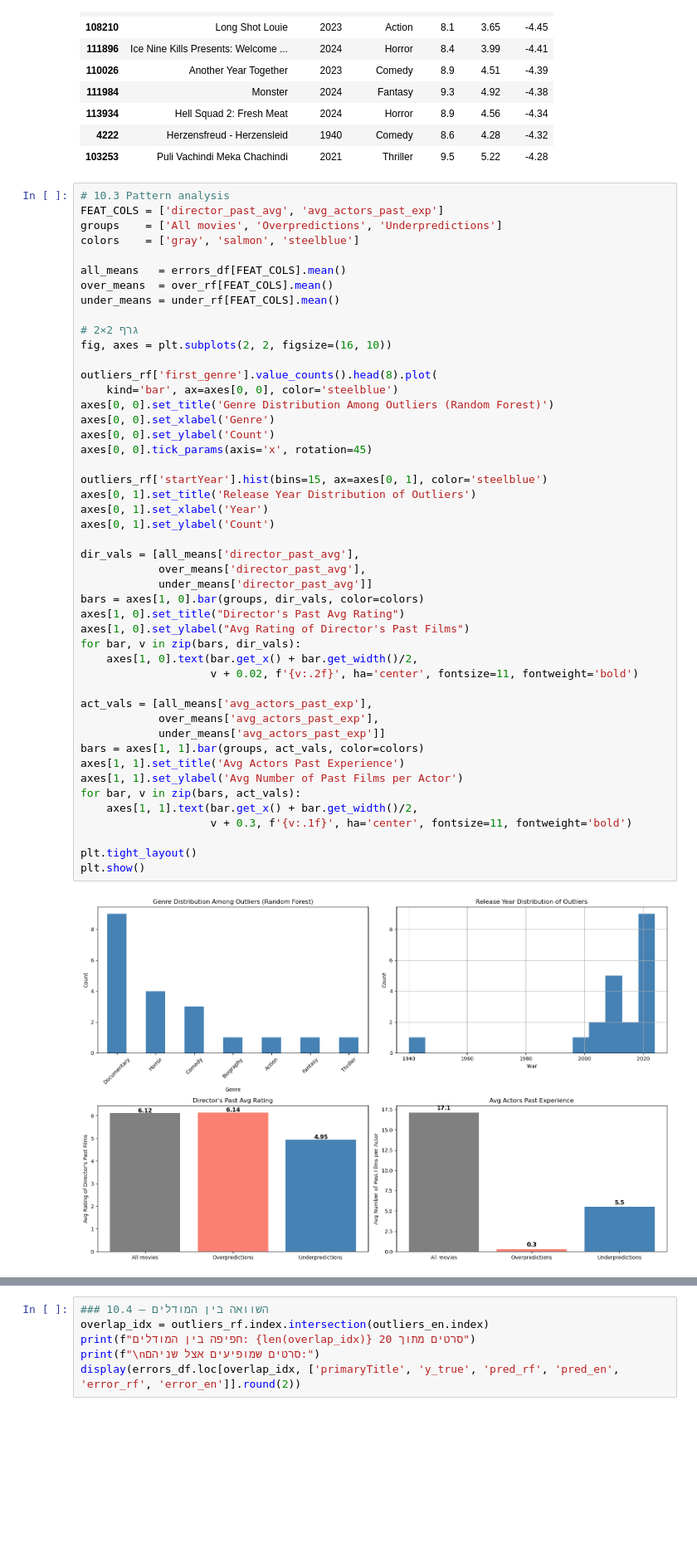
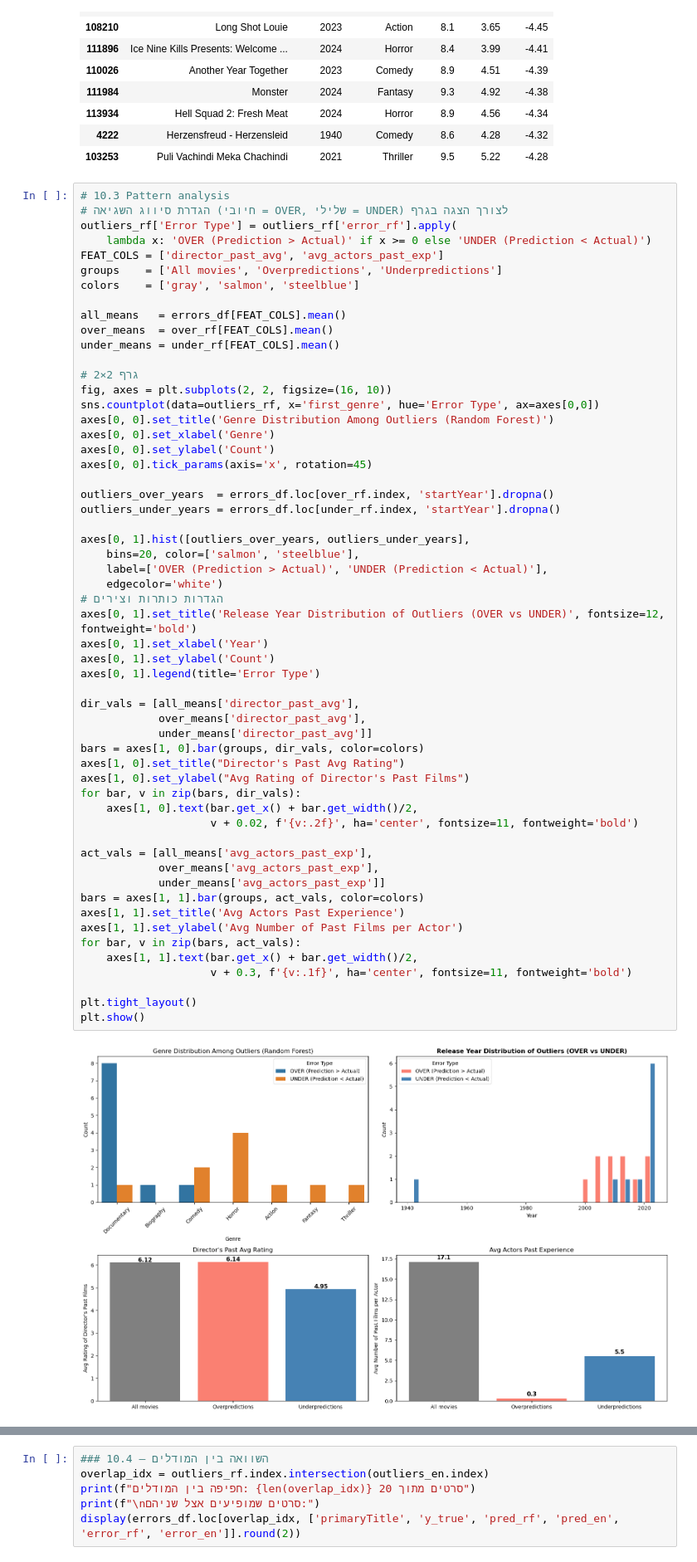
Before and after one commit to shirelhaddad/machine-learning, a Jupyter notebook: notebook_part2 (3) (2).ipynb, the cells around one changed output, grey strips where cells are left out. Shown at 83% size. Cells and saved outputs as stored; diff of their text form; blank space fills up the shorter version.

```diff
--- a/notebook_part2 (3) (2).ipynb
+++ b/notebook_part2 (3) (2).ipynb
@@ -437,6 +596,9 @@ display(under_rf[COLS_SHOW].round(2))
 | 103253 | Puli Vachindi Meka Chachindi | 2021 | Thriller | 9.5 | 5.22 | -4.28 |
 # %%
 # 10.3 Pattern analysis
+# הגדרת סיווג השגיאה (חיובי = OVER, שלילי = UNDER) לצורך הצגה בגרף
+outliers_rf['Error Type'] = outliers_rf['error_rf'].apply(
+    lambda x: 'OVER (Prediction > Actual)' if x >= 0 else 'UNDER (Prediction < Actual)')
 FEAT_COLS = ['director_past_avg', 'avg_actors_past_exp']
 groups    = ['All movies', 'Overpredictions', 'Underpredictions']
 colors    = ['gray', 'salmon', 'steelblue']
@@ -447,41 +609,47 @@ under_means = under_rf[FEAT_COLS].mean()
 
 # גרף 2×2
 fig, axes = plt.subplots(2, 2, figsize=(16, 10))
-
-outliers_rf['first_genre'].value_counts().head(8).plot(
-    kind='bar', ax=axes[0, 0], color='steelblue')
+sns.countplot(data=outliers_rf, x='first_genre', hue='Error Type', ax=axes[0,0])
 axes[0, 0].set_title('Genre Distribution Among Outliers (Random Forest)')
 axes[0, 0].set_xlabel('Genre')
 axes[0, 0].set_ylabel('Count')
 axes[0, 0].tick_params(axis='x', rotation=45)
 
-outliers_rf['startYear'].hist(bins=15, ax=axes[0, 1], color='steelblue')
-axes[0, 1].set_title('Release Year Distribution of Outliers')
+outliers_over_years  = errors_df.loc[over_rf.index, 'startYear'].dropna()
+outliers_under_years = errors_df.loc[under_rf.index, 'startYear'].dropna()
+
+axes[0, 1].hist([outliers_over_years, outliers_under_years],
+    bins=20, color=['salmon', 'steelblue'],
+    label=['OVER (Prediction > Actual)', 'UNDER (Prediction < Actual)'],
+    edgecolor='white')
+# הגדרות כותרות וצירים
+axes[0, 1].set_title('Release Year Distribution of Outliers (OVER vs UNDER)', fontsize=12, fontweight='bold')
 axes[0, 1].set_xlabel('Year')
 axes[0, 1].set_ylabel('Count')
+axes[0, 1].legend(title='Error Type')
 
 dir_vals = [all_means['director_past_avg'],
             over_means['director_past_avg'],
             under_means['director_past_avg']]
 bars = axes[1, 0].bar(groups, dir_vals, color=colors)
 axes[1, 0].set_title("Director's Past Avg Rating")
 axes[1, 0].set_ylabel("Avg Rating of Director's Past Films")
 for bar, v in zip(bars, dir_vals):
     axes[1, 0].text(bar.get_x() + bar.get_width()/2,
                     v + 0.02, f'{v:.2f}', ha='center', fontsize=11, fontweight='bold')
 
 act_vals = [all_means['avg_actors_past_exp'],
             over_means['avg_actors_past_exp'],
             under_means['avg_actors_past_exp']]
 bars = axes[1, 1].bar(groups, act_vals, color=colors)
 axes[1, 1].set_title('Avg Actors Past Experience')
 axes[1, 1].set_ylabel('Avg Number of Past Films per Actor')
 for bar, v in zip(bars, act_vals):
     axes[1, 1].text(bar.get_x() + bar.get_width()/2,
                     v + 0.3, f'{v:.1f}', ha='center', fontsize=11, fontweight='bold')
 
 plt.tight_layout()
 plt.show()
 # %% [output]
-[figure, old version]
+[figure, new version]
 # %%
```
Also changed, not shown: parts of 6 cells of this notebook.
